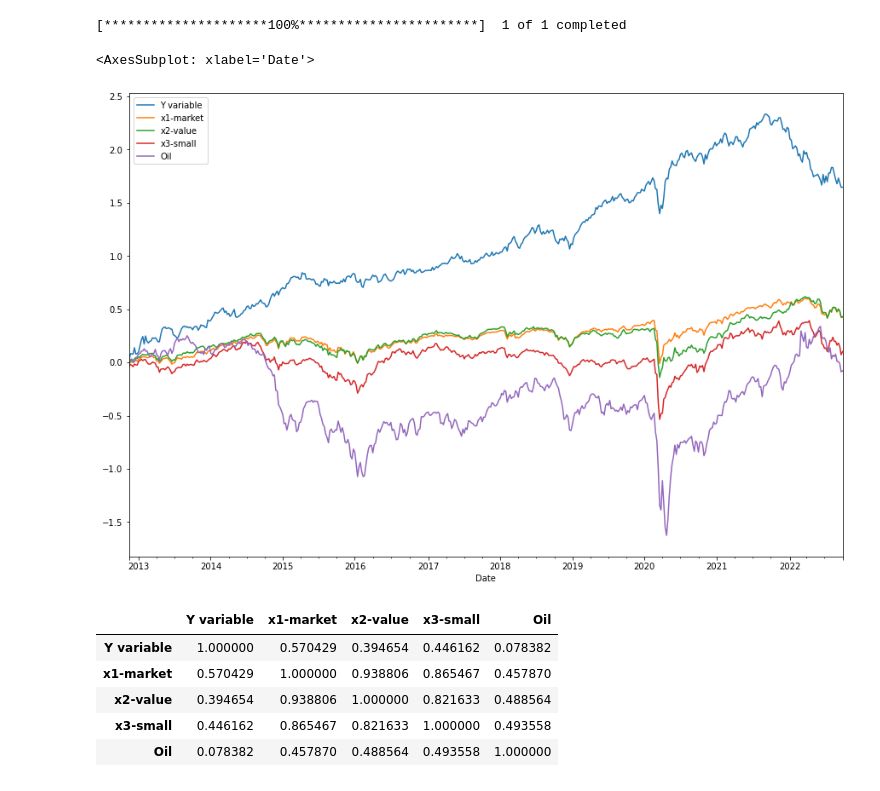
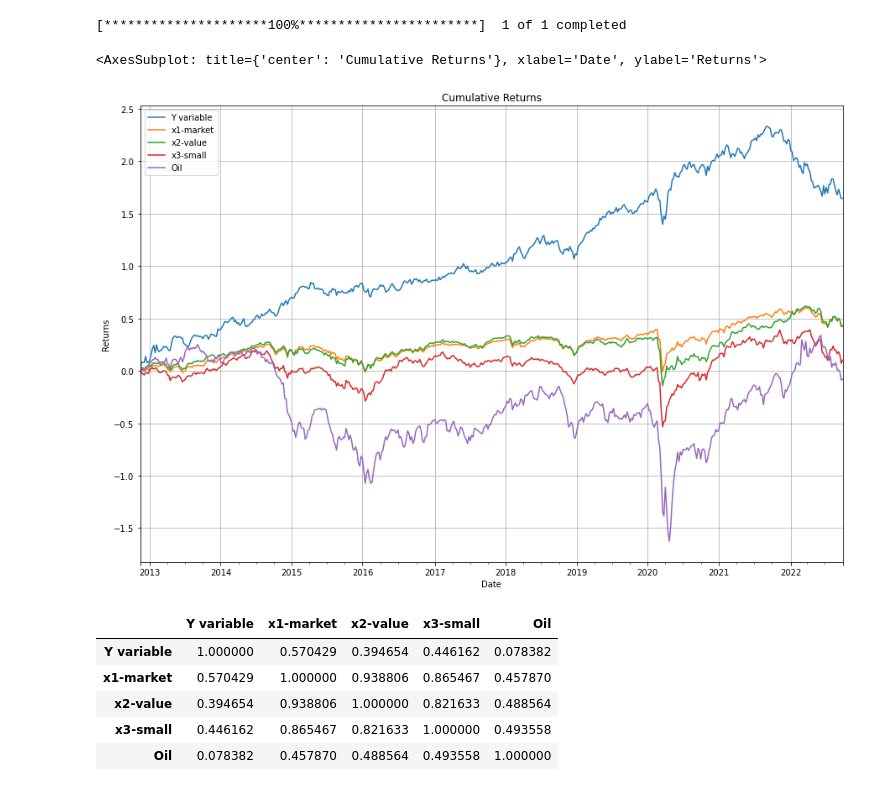
Before and after one commit to felixpoirier1/Assignment-4, a Jupyter notebook: Assignment.ipynb, the cells around one changed output. Cells and saved outputs as stored; diff of their text form; code cells hidden in the pictures.

Commit message:
Beautiful graph

```diff
--- a/Assignment.ipynb
+++ b/Assignment.ipynb
@@ -51,10 +51,10 @@ df = df.dropna()
 # %% [output]
 [*********************100%***********************]  1 of 1 completed
 # %%
-df.cumsum().plot(figsize=(15, 10))
+df.cumsum().plot(figsize=(15, 10), title = "Cumulative Returns", ylabel="Returns",grid = True)
 # %% [output]
-<AxesSubplot: xlabel='Date'>
+<AxesSubplot: title={'center': 'Cumulative Returns'}, xlabel='Date', ylabel='Returns'>
-[figure, old version]
+[figure, new version]
 # %%
 df.corr()
 # %% [output]
```
